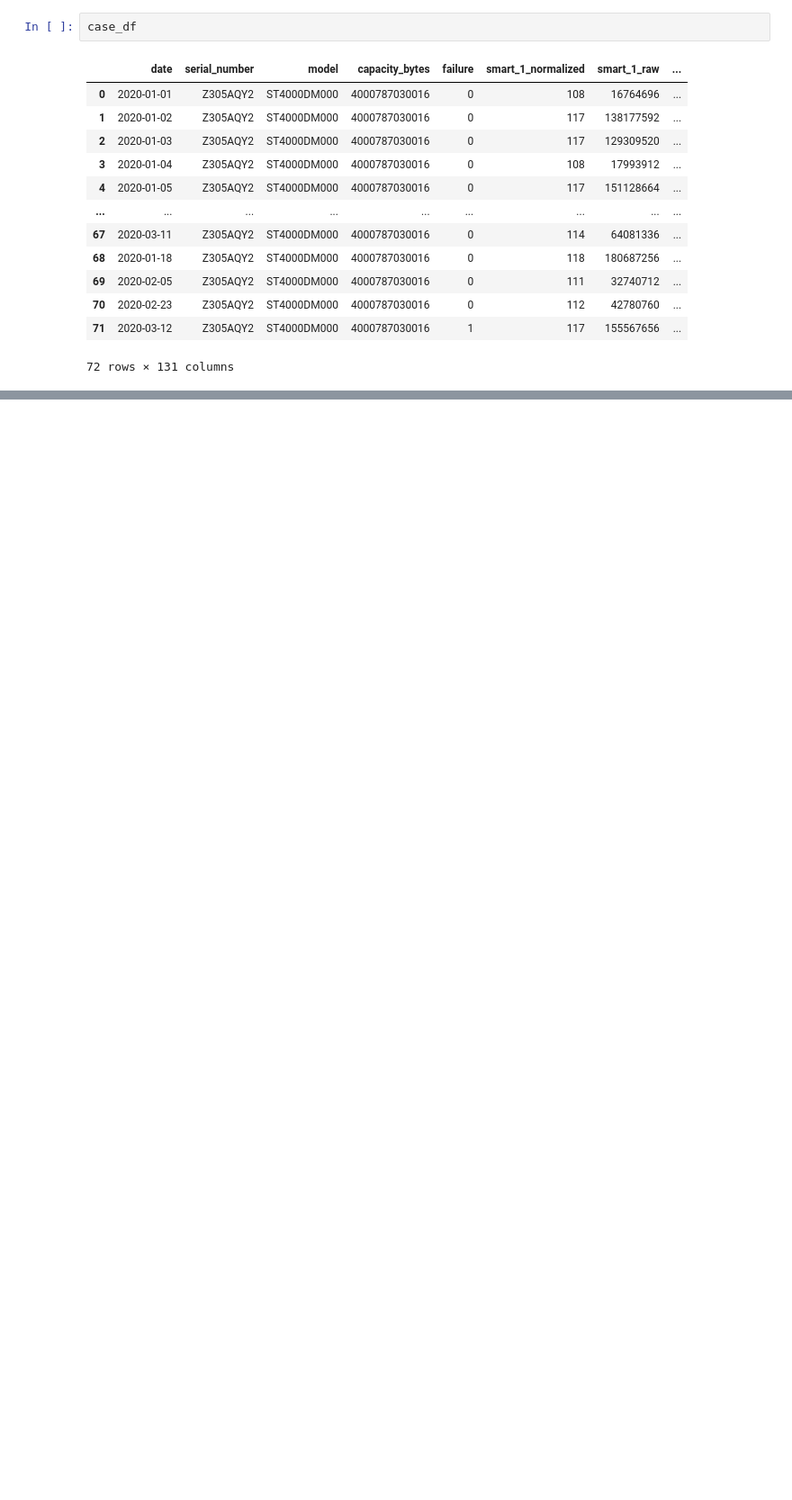
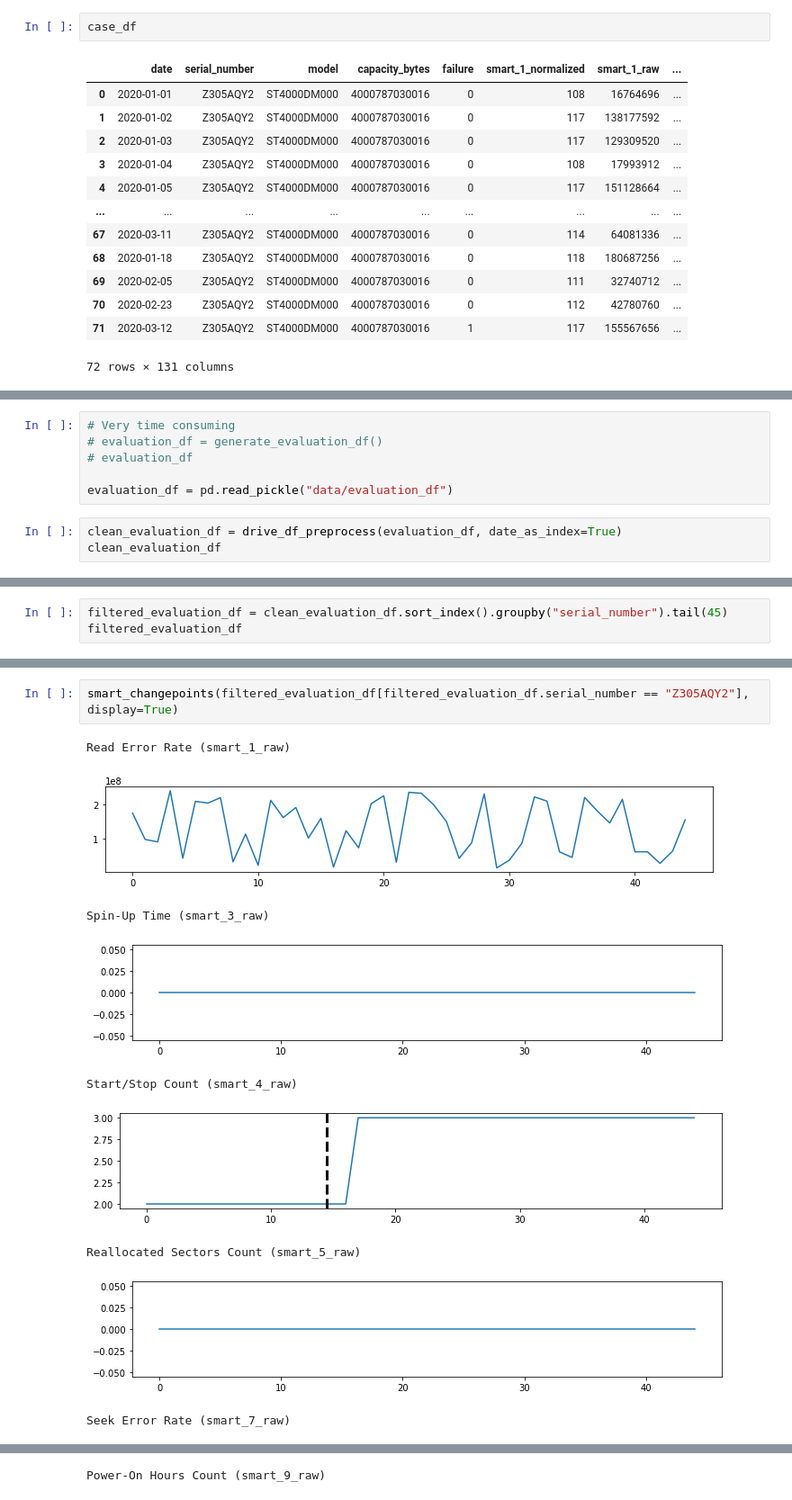
Before and after one commit to SamyDjemai/HardDriveFailurePrediction, a Jupyter notebook: analysis.ipynb, the cells around one changed output, grey strips where cells are left out. Shown at 90% size. Cells and saved outputs as stored; diff of their text form; blank space fills up the shorter version.

Commit message:
Began work on detection of all changepoints

```diff
--- a/analysis.ipynb
+++ b/analysis.ipynb
@@ -355,0 +442,9 @@ Power-On Hours Count (smart_9_raw)
+# %%
+# Very time consuming
+# evaluation_df = generate_evaluation_df()
+# evaluation_df
+
+evaluation_df = pd.read_pickle("data/evaluation_df")
+# %%
+clean_evaluation_df = drive_df_preprocess(evaluation_df, date_as_index=True)
+clean_evaluation_df
@@ -355,0 +466,3 @@ Power-On Hours Count (smart_9_raw)
+# %%
+filtered_evaluation_df = clean_evaluation_df.sort_index().groupby("serial_number").tail(45)
+filtered_evaluation_df
@@ -355,0 +506,12 @@ Power-On Hours Count (smart_9_raw)
+# %%
+smart_changepoints(filtered_evaluation_df[filtered_evaluation_df.serial_number == "Z305AQY2"], display=True)
+# %% [output]
+Read Error Rate (smart_1_raw)
+[figure, added]
+Spin-Up Time (smart_3_raw)
+[figure, added]
+Start/Stop Count (smart_4_raw)
+[figure, added]
+Reallocated Sectors Count (smart_5_raw)
+[figure, added]
+Seek Error Rate (smart_7_raw)
@@ -355,0 +519 @@ Power-On Hours Count (smart_9_raw)
+Power-On Hours Count (smart_9_raw)
```
Also changed, not shown: parts of 14 cells of this notebook.
